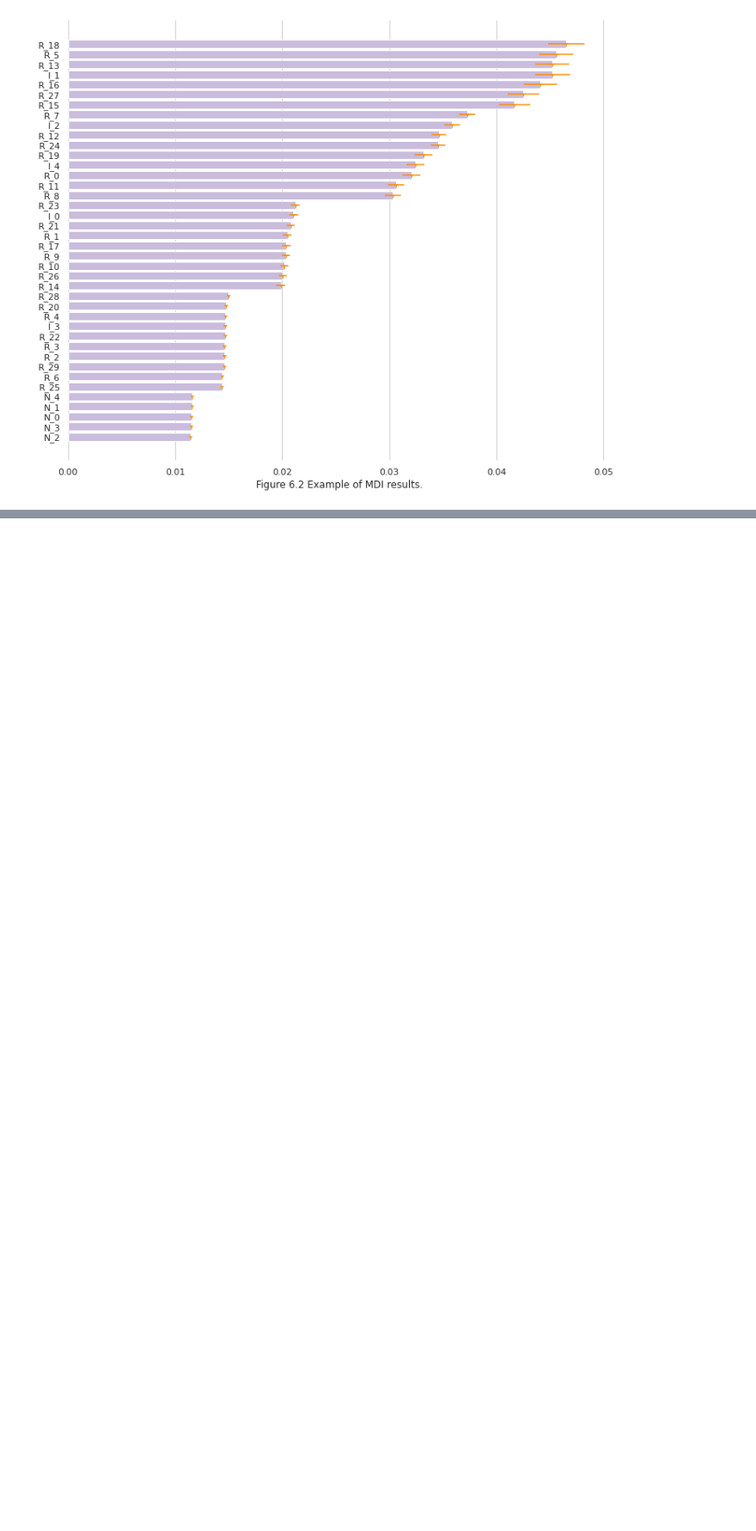
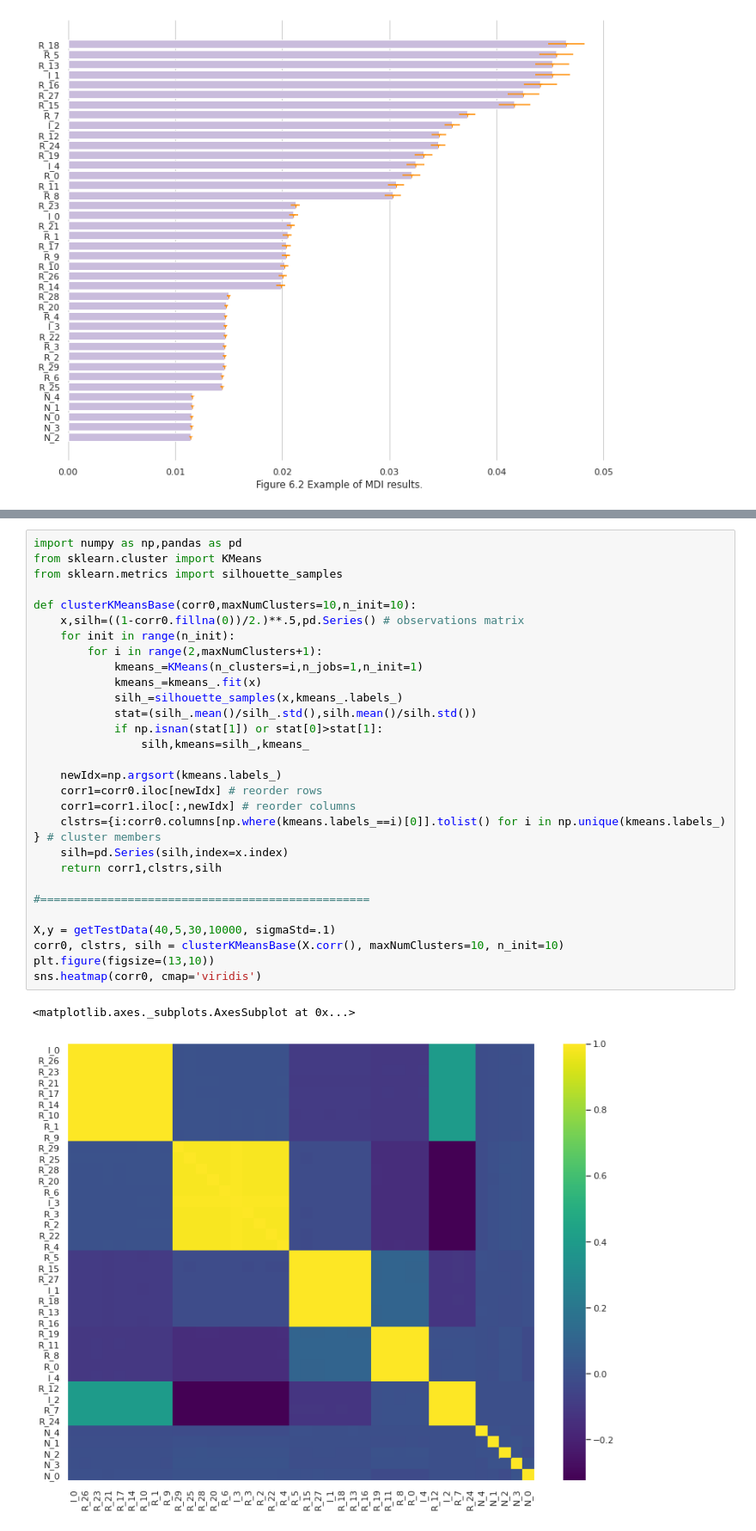
Before and after one commit to MRGibson-code/ML_MLP, a Jupyter notebook: Code_Cp6.ipynb, the cells around one changed output, grey strips where cells are left out. Shown at 86% size. Cells and saved outputs as stored; diff of their text form; blank space fills up the shorter version.

```diff
--- a/Code_Cp6.ipynb
+++ b/Code_Cp6.ipynb
@@ -99,0 +171,32 @@ imp
+# %%
+import numpy as np,pandas as pd
+from sklearn.cluster import KMeans
+from sklearn.metrics import silhouette_samples
+
+def clusterKMeansBase(corr0,maxNumClusters=10,n_init=10):
+    x,silh=((1-corr0.fillna(0))/2.)**.5,pd.Series() # observations matrix
+    for init in range(n_init):
+        for i in range(2,maxNumClusters+1):
+            kmeans_=KMeans(n_clusters=i,n_jobs=1,n_init=1)
+            kmeans_=kmeans_.fit(x)
+            silh_=silhouette_samples(x,kmeans_.labels_)
+            stat=(silh_.mean()/silh_.std(),silh.mean()/silh.std())
+            if np.isnan(stat[1]) or stat[0]>stat[1]:
+                silh,kmeans=silh_,kmeans_
+
+    newIdx=np.argsort(kmeans.labels_)
+    corr1=corr0.iloc[newIdx] # reorder rows
+    corr1=corr1.iloc[:,newIdx] # reorder columns
+    clstrs={i:corr0.columns[np.where(kmeans.labels_==i)[0]].tolist() for i in np.unique(kmeans.labels_) } # cluster members
+    silh=pd.Series(silh,index=x.index)
+    return corr1,clstrs,silh
+
+#=================================================
+
+X,y = getTestData(40,5,30,10000, sigmaStd=.1)
+corr0, clstrs, silh = clusterKMeansBase(X.corr(), maxNumClusters=10, n_init=10)
+plt.figure(figsize=(13,10))
+sns.heatmap(corr0, cmap='viridis')
+# %% [output]
+<matplotlib.axes._subplots.AxesSubplot at 0x...>
+[figure, added]
```
Also changed, not shown: parts of 15 cells of this notebook.
